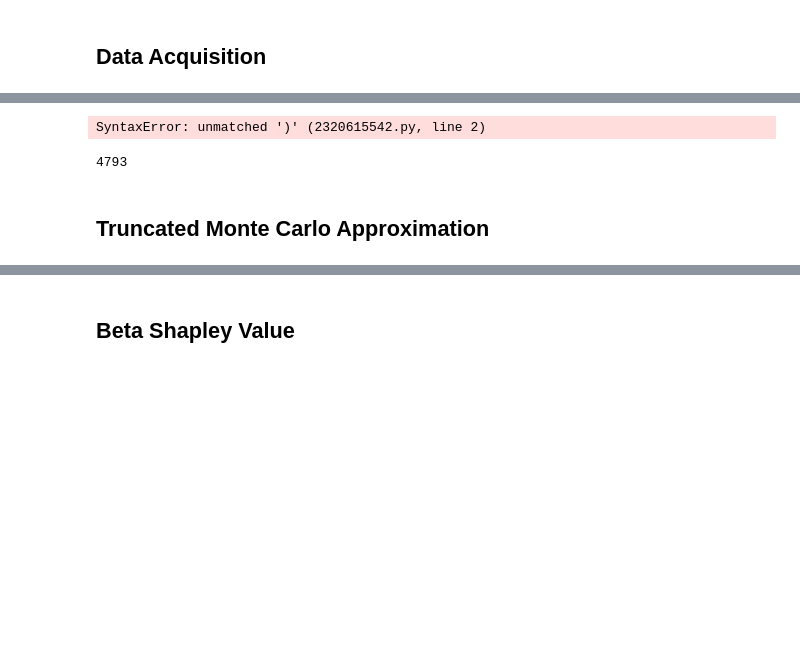
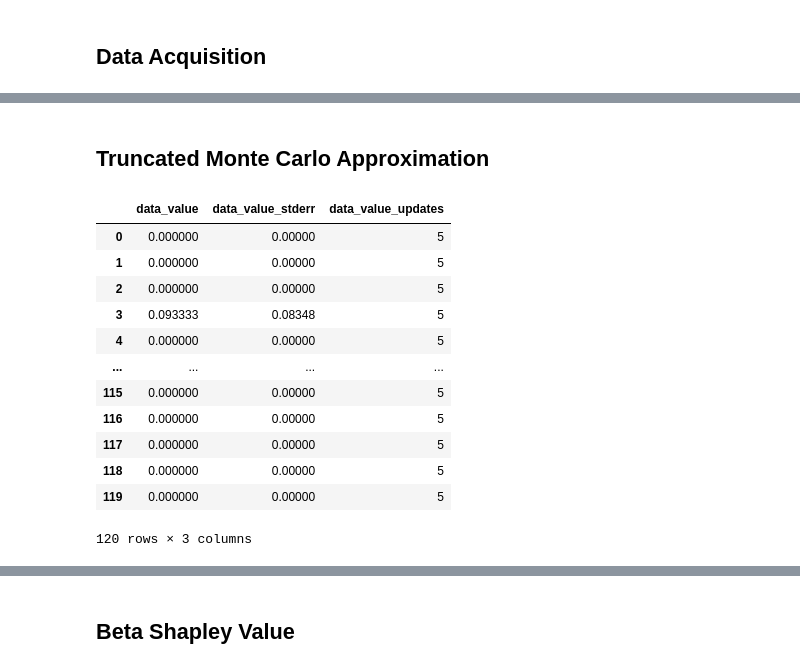
Before and after one commit to houjunt2/phd, a Jupyter notebook: code/整合/shapley_value.ipynb, the cells around one changed output, grey strips where cells are left out. Cells and saved outputs as stored; diff of their text form; code cells hidden in the pictures; blank space fills up the shorter version.

```diff
--- a/code/整合/shapley_value.ipynb
+++ b/code/整合/shapley_value.ipynb
@@ -128,14 +30,3 @@ Iteration: 12/100
-# %%
-print("Shapley Values:", cp_shapley_values)
-plt.scatter(range(n)),cp_shapley_values)
-plt.savefig("fig1.png")
-plt.show()
-# %% [output]
-SyntaxError: unmatched ')' (2320615542.py, line 2)
-# %%
-int(2/0.05**2*np.log(4*M/0.05))
-# %% [output]
-4793
 # %% [markdown]
 ## Truncated Monte Carlo Approximation
 # %%
@@ -150,5 +41,21 @@ tmc_values = compute_shapley_values(
 )
 #values.sort(key="value")
 tmc_shapley_value = tmc_values.to_dataframe(column="data_value", use_names=True)
+# %%
+tmc_shapley_value
+# %% [output]
+|  | data_value | data_value_stderr | data_value_updates |
+| 0 | 0.000000 | 0.00000 | 5 |
+| 1 | 0.000000 | 0.00000 | 5 |
+| 2 | 0.000000 | 0.00000 | 5 |
+| 3 | 0.093333 | 0.08348 | 5 |
+| 4 | 0.000000 | 0.00000 | 5 |
+| ... | ... | ... | ... |
+| 115 | 0.000000 | 0.00000 | 5 |
+| 116 | 0.000000 | 0.00000 | 5 |
+| 117 | 0.000000 | 0.00000 | 5 |
+| 118 | 0.000000 | 0.00000 | 5 |
+| 119 | 0.000000 | 0.00000 | 5 |
+120 rows × 3 columns
 # %%
 plt.scatter(range(n),tmc_shapley_value.data_value)
```
Also changed, not shown: parts of 20 cells of this notebook, 10 other files.
